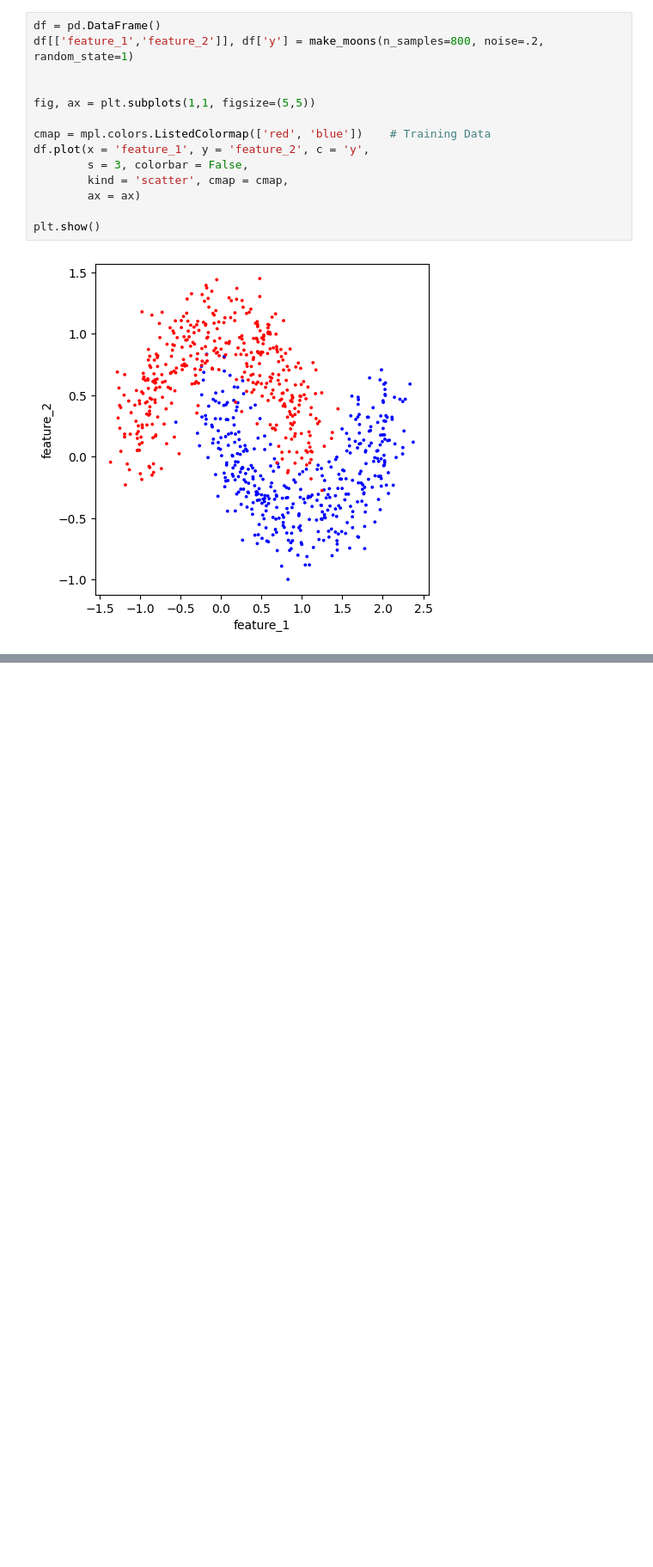
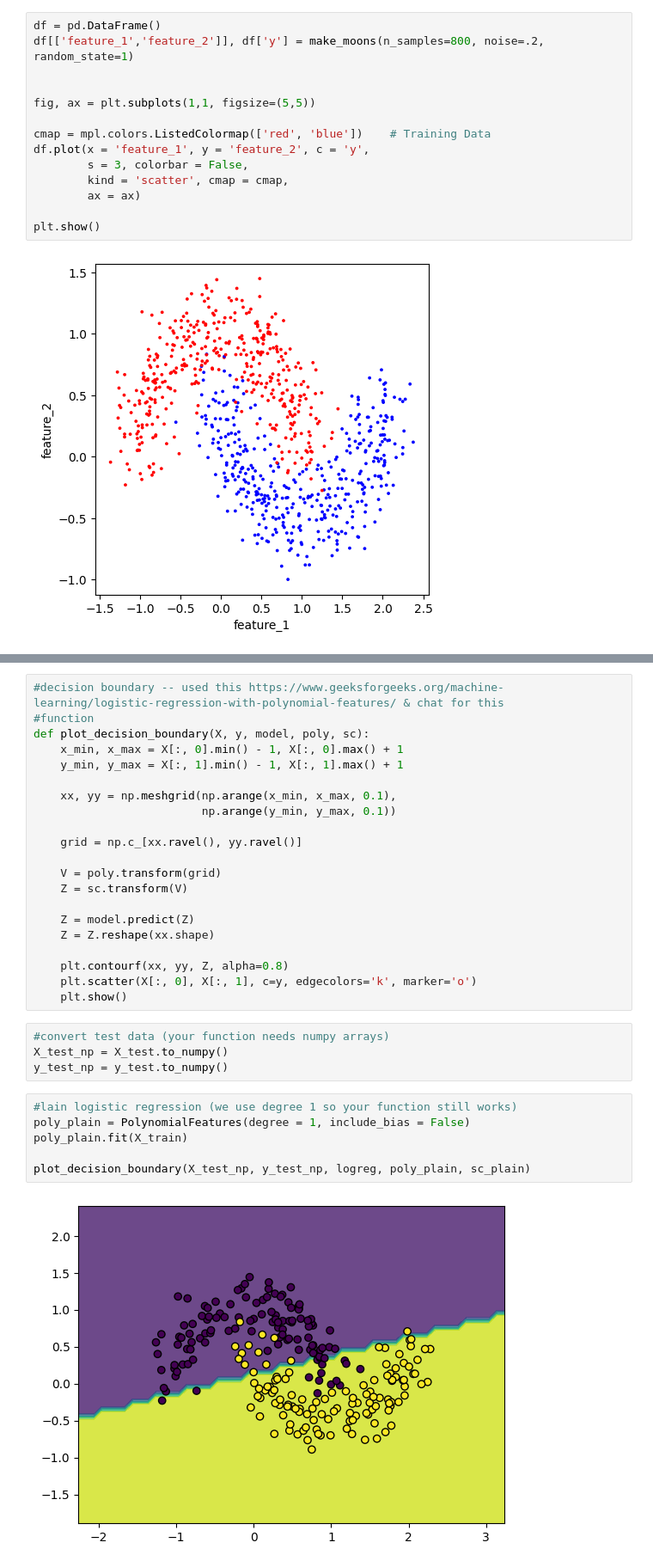
Before and after one commit to foxel03/Notes-2-01, a Jupyter notebook: 00_Assignments/ps03.ipynb, the cells around one changed output, grey strips where cells are left out. Shown at 86% size. Drawn from its saved outputs; the diff is of its cells as text; blank space fills up the shorter version.

```diff
--- a/00_Assignments/ps03.ipynb
+++ b/00_Assignments/ps03.ipynb
@@ -216,0 +314,33 @@ plt.show()
+# %%
+#decision boundary -- used this https://www.geeksforgeeks.org/machine-learning/logistic-regression-with-polynomial-features/ & chat for this
+#function
+def plot_decision_boundary(X, y, model, poly, sc):
+    x_min, x_max = X[:, 0].min() - 1, X[:, 0].max() + 1
+    y_min, y_max = X[:, 1].min() - 1, X[:, 1].max() + 1
+
+    xx, yy = np.meshgrid(np.arange(x_min, x_max, 0.1),
+                         np.arange(y_min, y_max, 0.1))
+
+    grid = np.c_[xx.ravel(), yy.ravel()]
+
+    V = poly.transform(grid)
+    Z = sc.transform(V)
+
+    Z = model.predict(Z)
+    Z = Z.reshape(xx.shape)
+
+    plt.contourf(xx, yy, Z, alpha=0.8)
+    plt.scatter(X[:, 0], X[:, 1], c=y, edgecolors='k', marker='o')
+    plt.show()
+# %%
+#convert test data (your function needs numpy arrays)
+X_test_np = X_test.to_numpy()
+y_test_np = y_test.to_numpy()
+# %%
+#lain logistic regression (we use degree 1 so your function still works)
+poly_plain = PolynomialFeatures(degree = 1, include_bias = False)
+poly_plain.fit(X_train)
+
+plot_decision_boundary(X_test_np, y_test_np, logreg, poly_plain, sc_plain)
+# %% [output]
+[figure, added]
```
Also changed, not shown: parts of 19 cells of this notebook.
